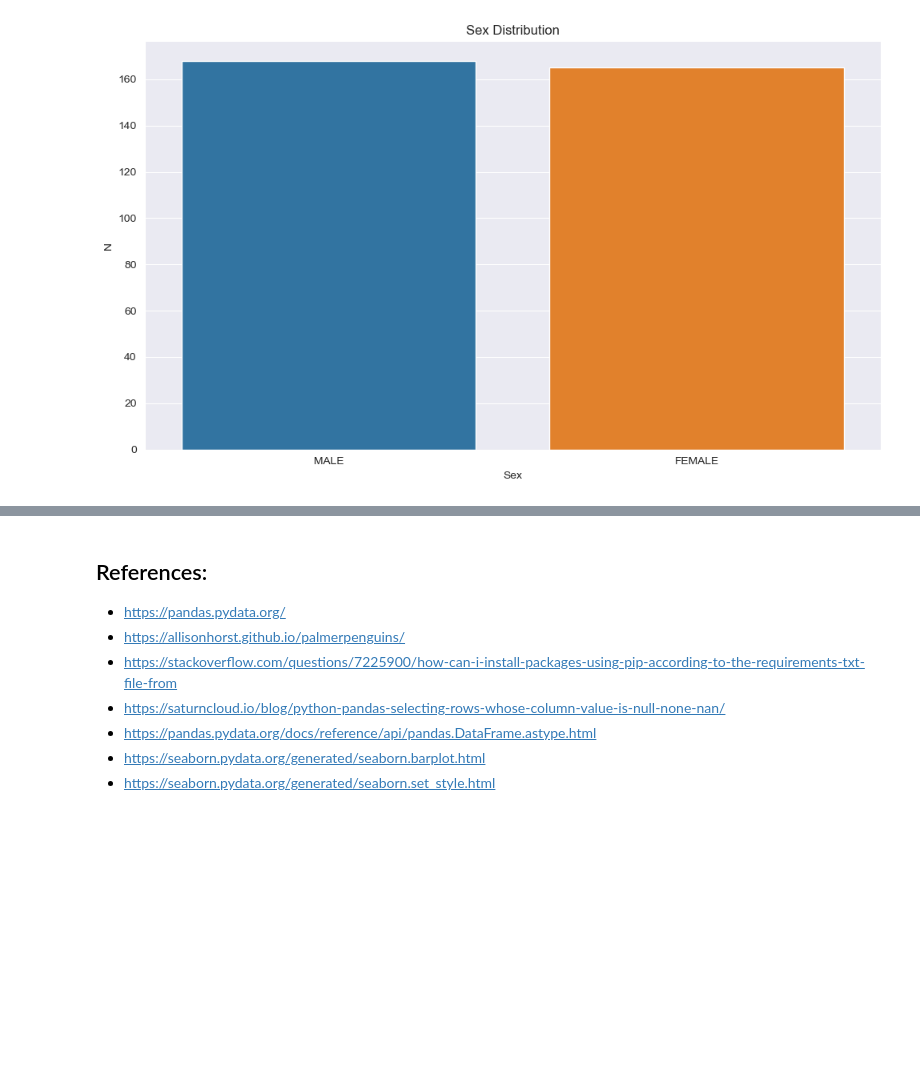
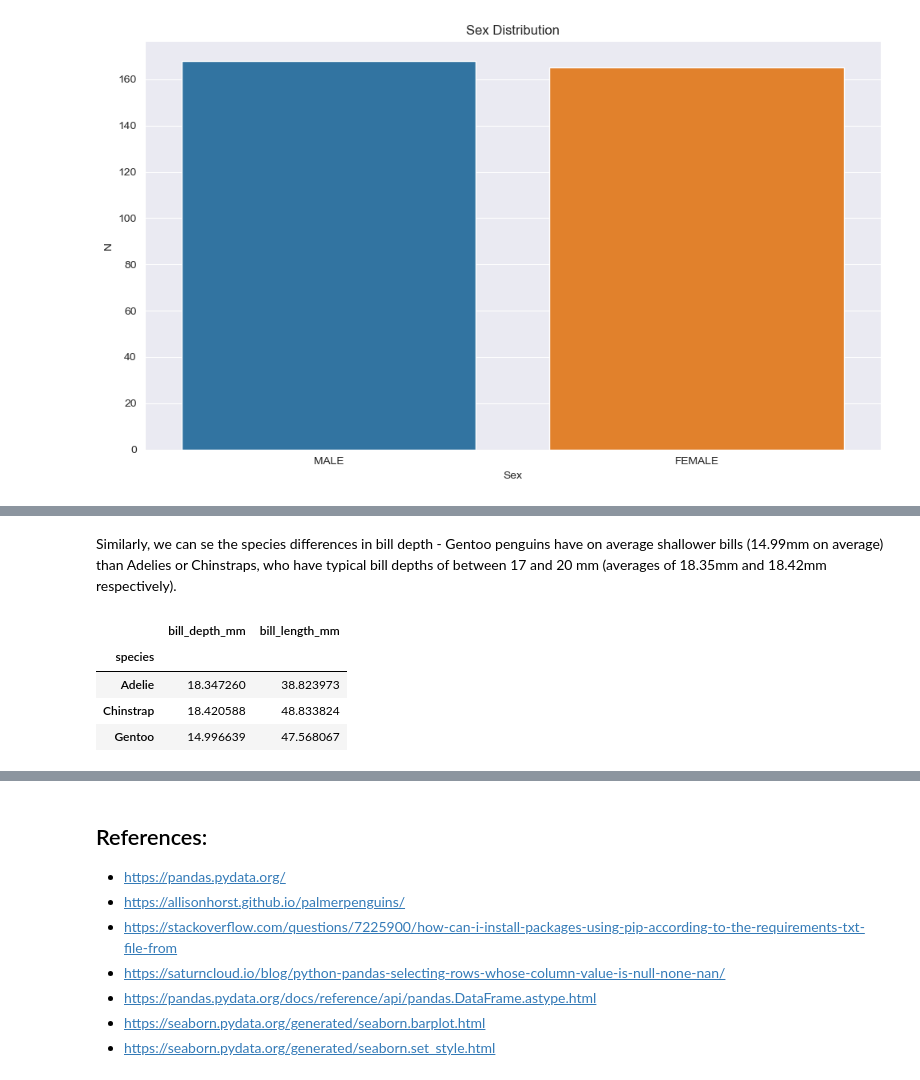
Before and after one commit to Cking313/principals_of_data_analytics, a Jupyter notebook: penguins.ipynb, the cells around one changed output, grey strips where cells are left out. Drawn from its saved outputs; the diff is of its cells as text; code cells hidden in the pictures; blank space fills up the shorter version.

```diff
--- a/penguins.ipynb
+++ b/penguins.ipynb
@@ -139,0 +169,10 @@ Using histograms, we can analyse the numeric columns to learn more about how the
+# %% [markdown]
+Similarly, we can se the species differences in bill depth - Gentoo penguins have on average shallower bills (14.99mm on average) than Adelies or Chinstraps, who have typical bill depths of between 17 and 20 mm (averages of 18.35mm and 18.42mm respectively).
+# %%
+df.groupby('species')[['bill_depth_mm', 'bill_length_mm']].agg(np.mean)
+# %% [output]
+|  | bill_depth_mm | bill_length_mm |
+| species |  |  |
+| Adelie | 18.347260 | 38.823973 |
+| Chinstrap | 18.420588 | 48.833824 |
+| Gentoo | 14.996639 | 47.568067 |
```
Also changed, not shown: parts of 10 cells of this notebook.
